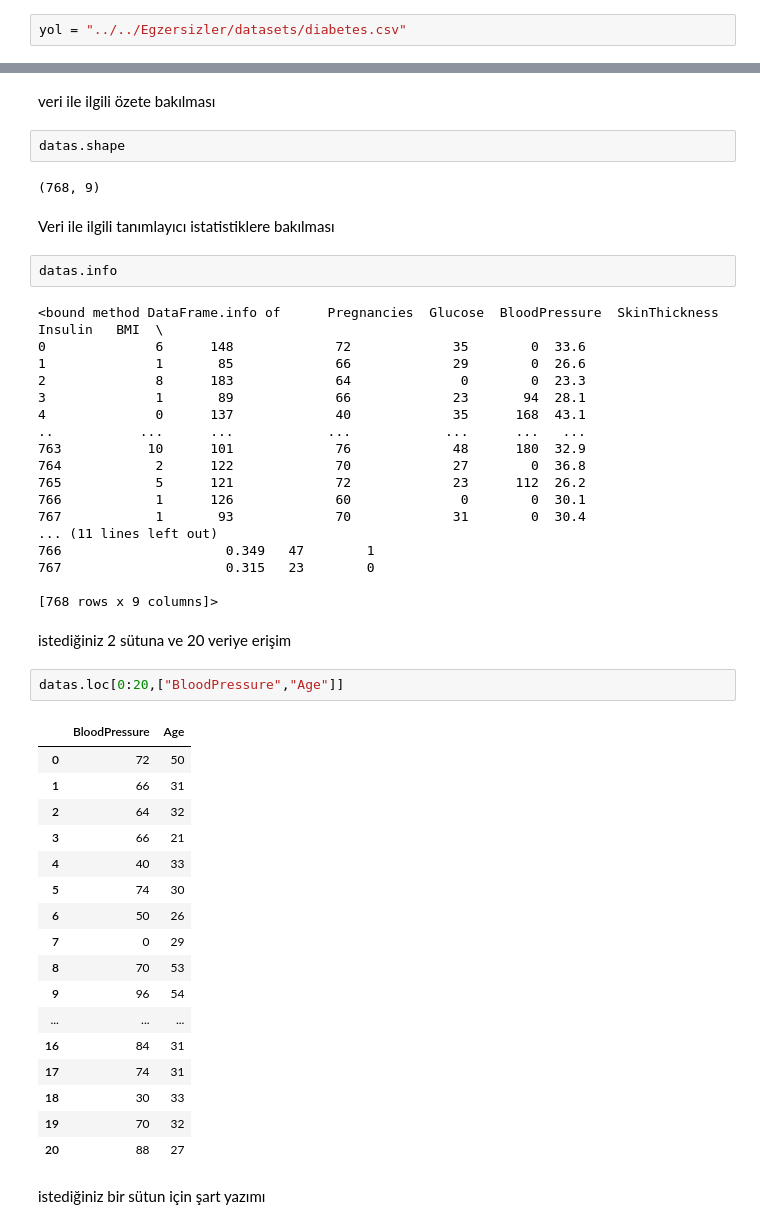
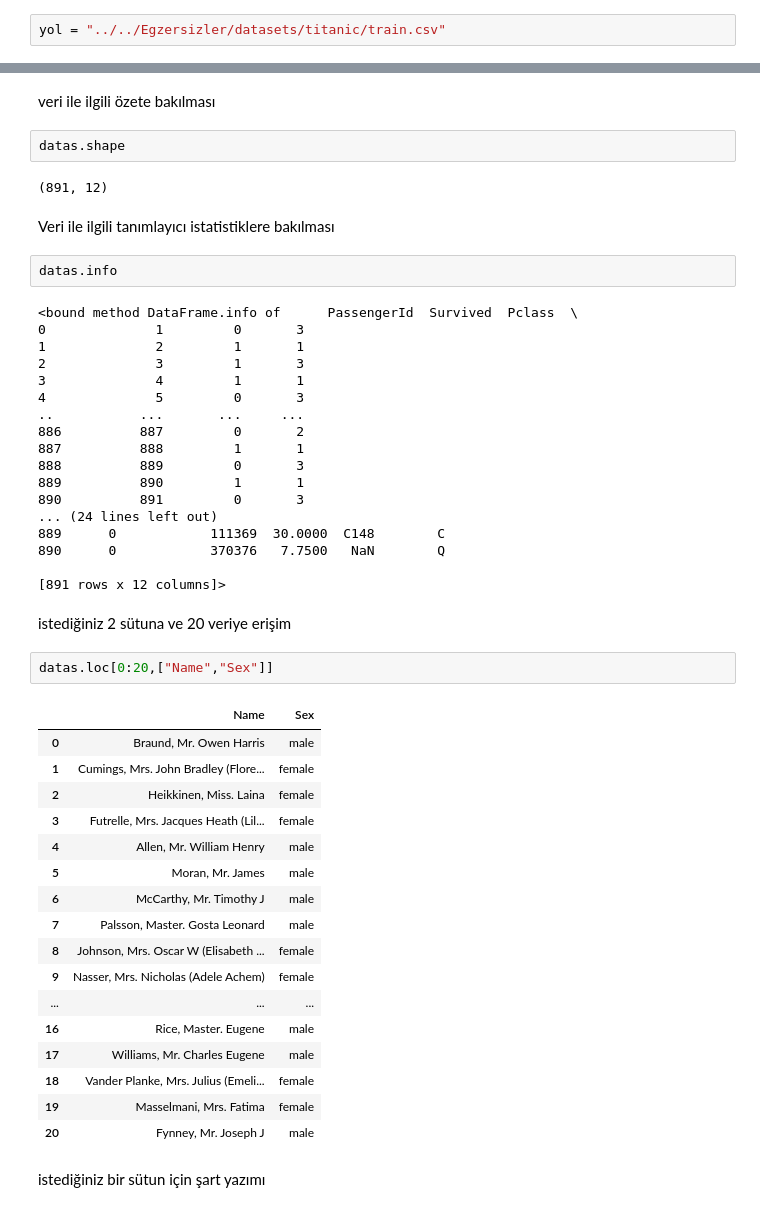
Before and after one commit to ibrahimediz/DVAPYTHON11_14_082025, a Jupyter notebook: Egzersizler/ecetin/EgzersizPandas_ecetin.ipynb, the cells around one changed output, grey strips where cells are left out. Drawn from its saved outputs; the diff is of its cells as text.

```diff
--- a/Egzersizler/ecetin/EgzersizPandas_ecetin.ipynb
+++ b/Egzersizler/ecetin/EgzersizPandas_ecetin.ipynb
@@ -1,5 +1,5 @@
 # %%
-yol = "../../Egzersizler/datasets/diabetes.csv"
+yol = "../../Egzersizler/datasets/titanic/train.csv"
 # %% [markdown]
 Kütüphanelerin İçe Aktarılması
 # %%
@@ -40,51 +37,51 @@ veri ile ilgili özete bakılması
 # %%
 datas.shape
 # %% [output]
-(768, 9)
+(891, 12)
 # %% [markdown]
 Veri ile ilgili tanımlayıcı istatistiklere bakılması
 # %%
 datas.info
 # %% [output]
-<bound method DataFrame.info of      Pregnancies  Glucose  BloodPressure  SkinThickness  Insulin   BMI  \
-0              6      148             72             35        0  33.6
-1              1       85             66             29        0  26.6
-2              8      183             64              0        0  23.3
-3              1       89             66             23       94  28.1
-4              0      137             40             35      168  43.1
-..           ...      ...            ...            ...      ...   ...
-763           10      101             76             48      180  32.9
-764            2      122             70             27        0  36.8
-765            5      121             72             23      112  26.2
-766            1      126             60              0        0  30.1
-767            1       93             70             31        0  30.4
-... (11 lines left out)
-766                     0.349   47        1
-767                     0.315   23        0
+<bound method DataFrame.info of      PassengerId  Survived  Pclass  \
+0              1         0       3
+1              2         1       1
+2              3         1       3
+3              4         1       1
+4              5         0       3
+..           ...       ...     ...
+886          887         0       2
+887          888         1       1
+888          889         0       3
+889          890         1       1
+890          891         0       3
+... (24 lines left out)
+889      0            111369  30.0000  C148        C
+890      0            370376   7.7500   NaN        Q
 
-[768 rows x 9 columns]>
+[891 rows x 12 columns]>
 # %% [markdown]
 istediğiniz 2 sütuna ve 20 veriye erişim
 # %%
-datas.loc[0:20,["BloodPressure","Age"]]
+datas.loc[0:20,["Name","Sex"]]
 # %% [output]
-|  | BloodPressure | Age |
-| 0 | 72 | 50 |
-| 1 | 66 | 31 |
-| 2 | 64 | 32 |
-| 3 | 66 | 21 |
-| 4 | 40 | 33 |
-| 5 | 74 | 30 |
-| 6 | 50 | 26 |
-| 7 | 0 | 29 |
-| 8 | 70 | 53 |
-| 9 | 96 | 54 |
+|  | Name | Sex |
+| 0 | Braund, Mr. Owen Harris | male |
+| 1 | Cumings, Mrs. John Bradley (Flore... | female |
+| 2 | Heikkinen, Miss. Laina | female |
+| 3 | Futrelle, Mrs. Jacques Heath (Lil... | female |
+| 4 | Allen, Mr. William Henry | male |
+| 5 | Moran, Mr. James | male |
+| 6 | McCarthy, Mr. Timothy J | male |
+| 7 | Palsson, Master. Gosta Leonard | male |
+| 8 | Johnson, Mrs. Oscar W (Elisabeth ... | female |
+| 9 | Nasser, Mrs. Nicholas (Adele Achem) | female |
 | ... | ... | ... |
-| 16 | 84 | 31 |
-| 17 | 74 | 31 |
-| 18 | 30 | 33 |
-| 19 | 70 | 32 |
-| 20 | 88 | 27 |
+| 16 | Rice, Master. Eugene | male |
+| 17 | Williams, Mr. Charles Eugene | male |
+| 18 | Vander Planke, Mrs. Julius (Emeli... | female |
+| 19 | Masselmani, Mrs. Fatima | female |
+| 20 | Fynney, Mr. Joseph J | male |
 # %% [markdown]
 istediğiniz bir sütun için şart yazımı
 # %% [markdown]
```
Also changed, not shown: parts of 12 cells of this notebook, 29 other files.
